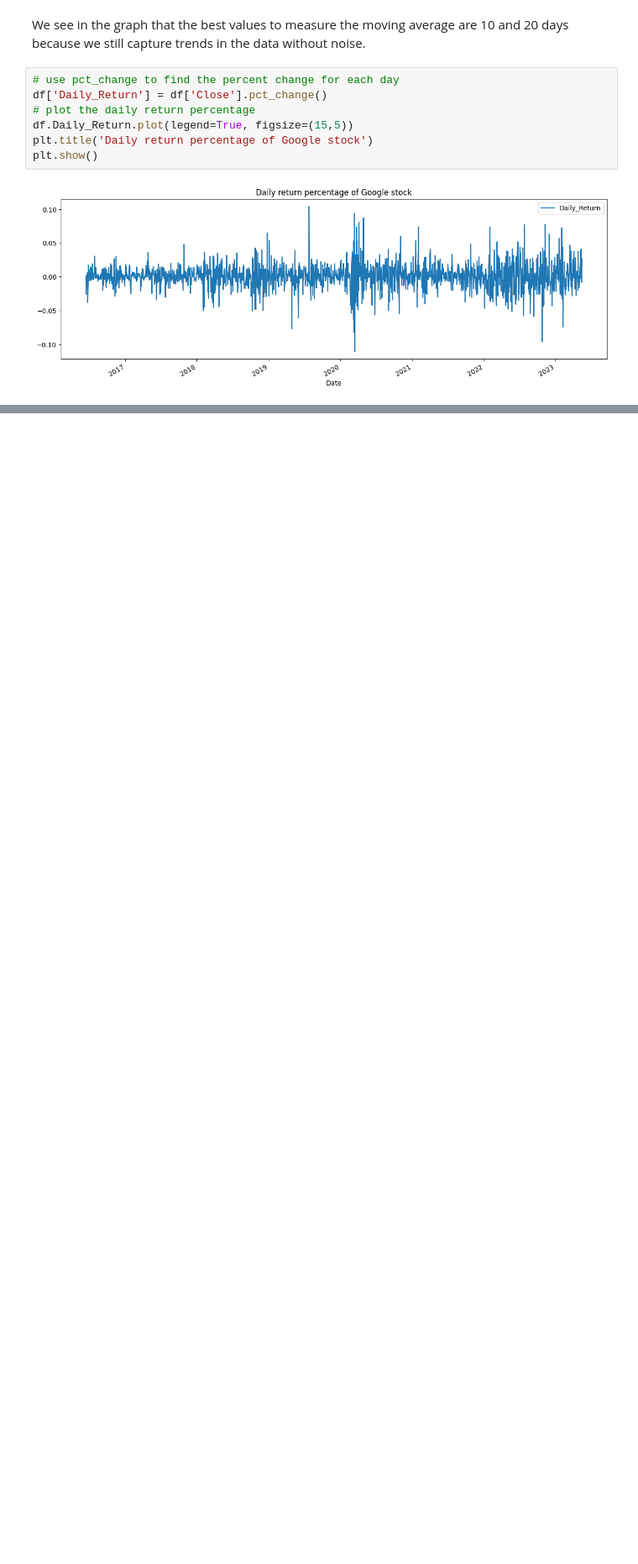
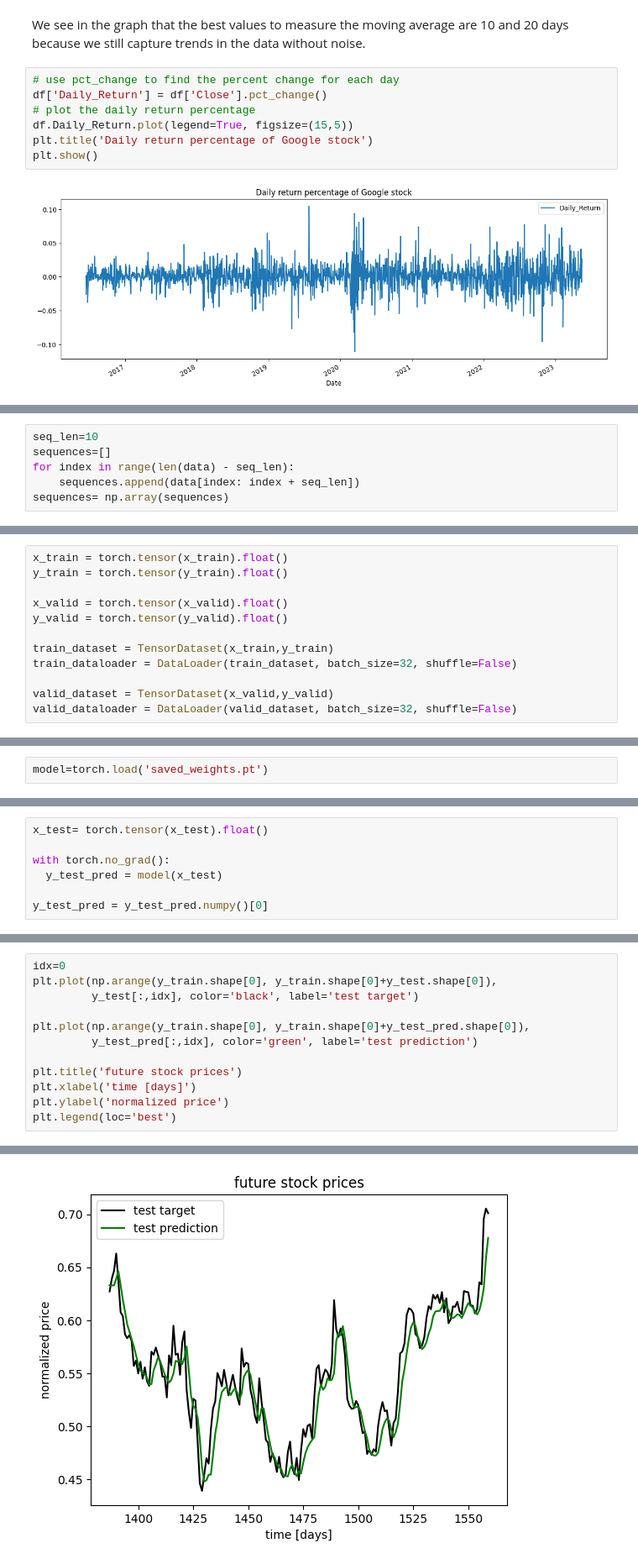
Before and after one commit to a-lotfi/LSTM_Stock_Price_Prediction_Pytorch, a Jupyter notebook: stock_price_lstm_pytoch.ipynb, the cells around one changed output, grey strips where cells are left out. Shown at 84% size. Cells and saved outputs as stored; diff of their text form; blank space fills up the shorter version.

Commit message:
complete modeling

```diff
--- a/stock_price_lstm_pytoch.ipynb
+++ b/stock_price_lstm_pytoch.ipynb
@@ -178,0 +208,6 @@ plt.show()
+# %%
+seq_len=10
+sequences=[]
+for index in range(len(data) - seq_len):
+    sequences.append(data[index: index + seq_len])
+sequences= np.array(sequences)
@@ -178,0 +236,12 @@ plt.show()
+# %%
+x_train = torch.tensor(x_train).float()
+y_train = torch.tensor(y_train).float()
+
+x_valid = torch.tensor(x_valid).float()
+y_valid = torch.tensor(y_valid).float()
+
+train_dataset = TensorDataset(x_train,y_train)
+train_dataloader = DataLoader(train_dataset, batch_size=32, shuffle=False)
+
+valid_dataset = TensorDataset(x_valid,y_valid)
+valid_dataloader = DataLoader(valid_dataset, batch_size=32, shuffle=False)
@@ -178,0 +348,2 @@ plt.show()
+# %%
+model=torch.load('saved_weights.pt')
@@ -178,0 +352,7 @@ plt.show()
+# %%
+x_test= torch.tensor(x_test).float()
+
+with torch.no_grad():
+  y_test_pred = model(x_test)
+
+y_test_pred = y_test_pred.numpy()[0]
@@ -178,0 +361,13 @@ plt.show()
+# %%
+idx=0
+plt.plot(np.arange(y_train.shape[0], y_train.shape[0]+y_test.shape[0]),
+         y_test[:,idx], color='black', label='test target')
+
+plt.plot(np.arange(y_train.shape[0], y_train.shape[0]+y_test_pred.shape[0]),
+         y_test_pred[:,idx], color='green', label='test prediction')
+
+plt.title('future stock prices')
+plt.xlabel('time [days]')
+plt.ylabel('normalized price')
+plt.legend(loc='best')
+# %% [output]
@@ -178,0 +375 @@ plt.show()
+[figure, added]
```
Also changed, not shown: parts of 22 cells of this notebook, 1 other file.
